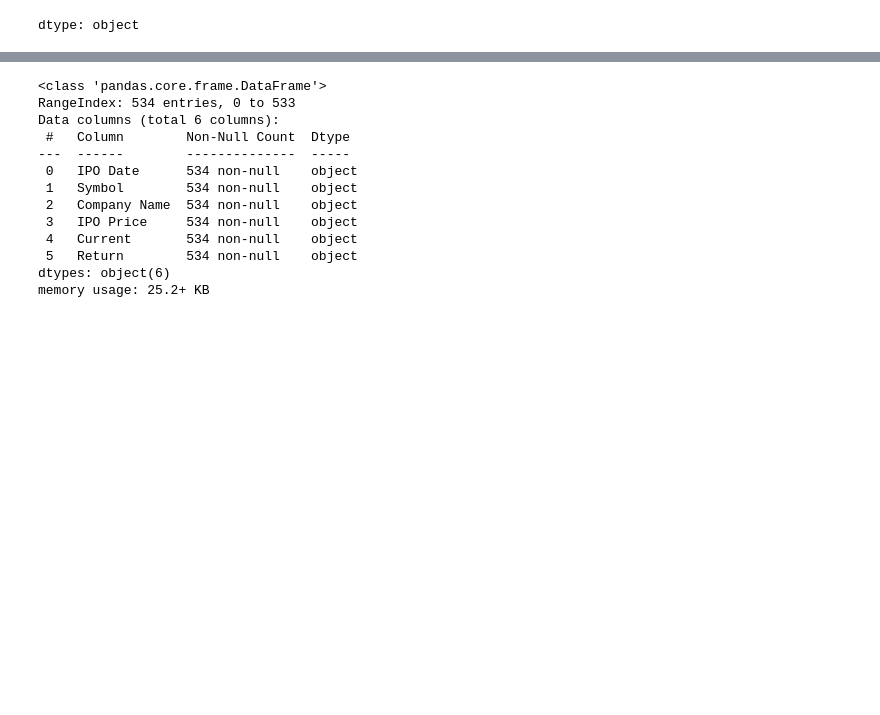
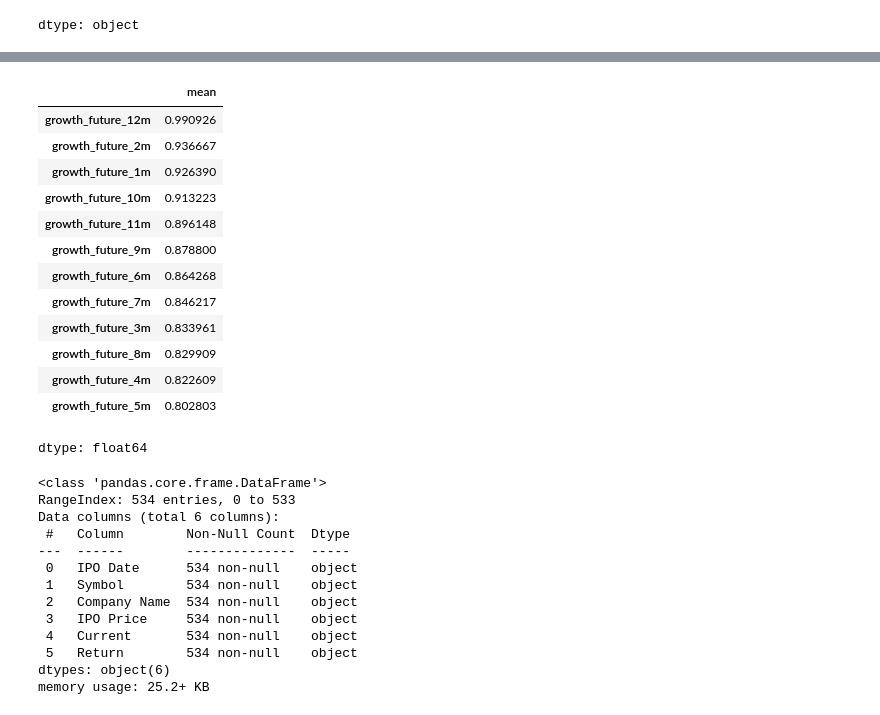
Before and after one commit to YannPhamVan/StockMarketsAnalyticsZoomcamp, a Jupyter notebook: 02-dataframe-analysis-homework.ipynb, the cells around one changed output, grey strips where cells are left out. Saved outputs shown, nothing was run; the diff lists cells and outputs as text; code cells hidden in the pictures; blank space fills up the shorter version.

```diff
--- a/02-dataframe-analysis-homework.ipynb
+++ b/02-dataframe-analysis-homework.ipynb
@@ -559,0 +583,29 @@ dtype: object
+# %%
+stocks_df_1st_day = pd.DataFrame({'A' : []})
+
+for i,ticker in enumerate(ALL_TICKERS):
+  print(i,ticker)
+
+  # Work with stock prices
+  ticker_obj = yf.Ticker(ticker)
+
+  historyPrices = ticker_obj.history(
+                     period = "max",
+                     interval = "1d")
+
+  # generate features for historical prices, and what we want to predict
+  historyPrices['Ticker'] = ticker
+  historyPrices['Date'] = historyPrices.index.date
+
+  # historical returns
+  for n in np.arange(1,13):
+    historyPrices['growth_future_'+str(n)+'m'] = historyPrices['Close'].shift(-n*21) / historyPrices['Close']
+
+  # sleep 1 sec between downloads - not to overload the API server
+  time.sleep(1)
+
+
+  if stocks_df_1st_day.empty:
+    stocks_df_1st_day = historyPrices
+  else:
+    stocks_df_1st_day = pd.concat([stocks_df_1st_day, historyPrices], ignore_index=True)
@@ -559,0 +633,2 @@ dtype: object
+# %%
+min_date_df = stocks_df_1st_day.groupby('Ticker').Date.agg('min')
@@ -559,0 +643,2 @@ dtype: object
+# %%
+joined_df = stocks_df_1st_day.merge(min_date_df, on=['Ticker', 'Date'], how='inner')
@@ -560,3 +683,20 @@ dtype: object
+# %%
+joined_df[joined_df.columns[-12:]].describe().iloc[1].sort_values(ascending=False)
+# %% [output]
+|  | mean |
+| growth_future_12m | 0.990926 |
+| growth_future_2m | 0.936667 |
+| growth_future_1m | 0.926390 |
+| growth_future_10m | 0.913223 |
+| growth_future_11m | 0.896148 |
+| growth_future_9m | 0.878800 |
+| growth_future_6m | 0.864268 |
+| growth_future_7m | 0.846217 |
+| growth_future_3m | 0.833961 |
+| growth_future_8m | 0.829909 |
+| growth_future_4m | 0.822609 |
+| growth_future_5m | 0.802803 |
+dtype: float64
 # %%
 # Need to convert everything to a proper type (date, str, int, float, etc.)
 stacked_ipos_df.info()
```
Also changed, not shown: parts of 8 cells of this notebook.
